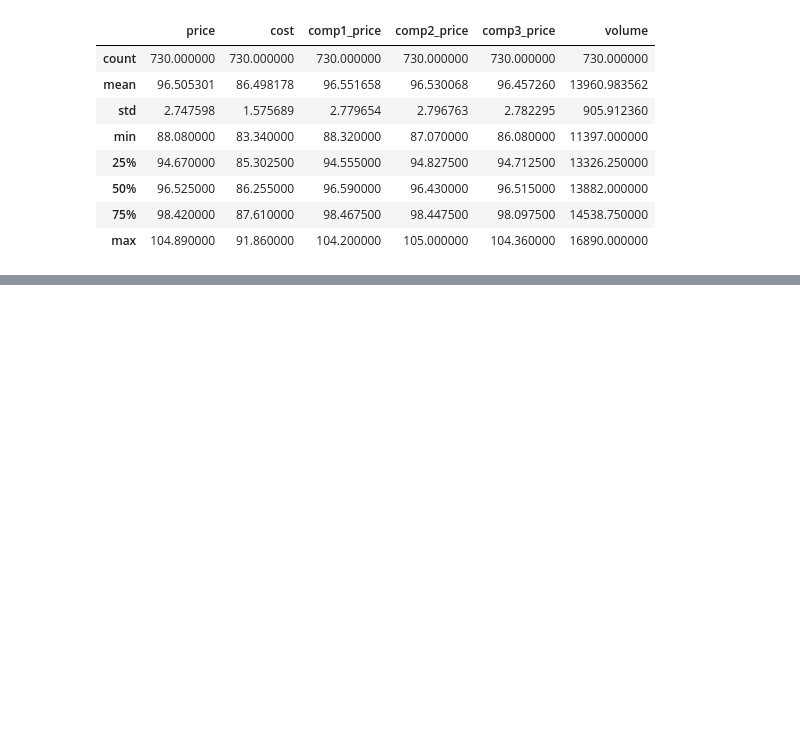
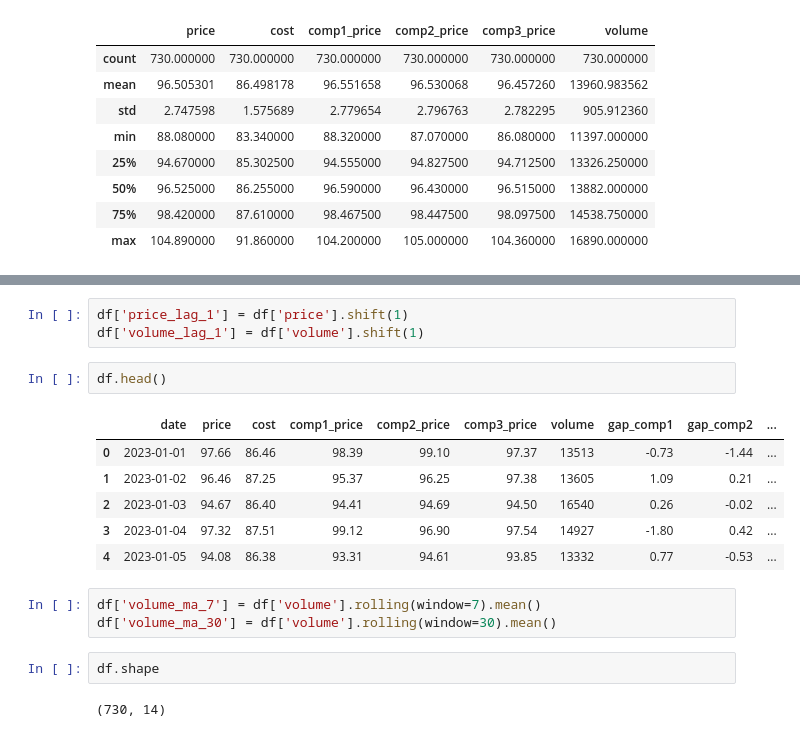
Before and after one commit to Akorikk/Oil_Retail, a Jupyter notebook: research/oil.ipynb, the cells around one changed output, grey strips where cells are left out. Saved outputs shown, nothing was run; the diff lists cells and outputs as text; blank space fills up the shorter version.

```diff
--- a/research/oil.ipynb
+++ b/research/oil.ipynb
@@ -81,0 +117,19 @@ df.describe()
+# %%
+df['price_lag_1'] = df['price'].shift(1)
+df['volume_lag_1'] = df['volume'].shift(1)
+# %%
+df.head()
+# %% [output]
+|  | date | price | cost | comp1_price | comp2_price | comp3_price | volume | gap_comp1 | gap_comp2 | ... |
+| 0 | 2023-01-01 | 97.66 | 86.46 | 98.39 | 99.10 | 97.37 | 13513 | -0.73 | -1.44 | ... |
+| 1 | 2023-01-02 | 96.46 | 87.25 | 95.37 | 96.25 | 97.38 | 13605 | 1.09 | 0.21 | ... |
+| 2 | 2023-01-03 | 94.67 | 86.40 | 94.41 | 94.69 | 94.50 | 16540 | 0.26 | -0.02 | ... |
+| 3 | 2023-01-04 | 97.32 | 87.51 | 99.12 | 96.90 | 97.54 | 14927 | -1.80 | 0.42 | ... |
+| 4 | 2023-01-05 | 94.08 | 86.38 | 93.31 | 94.61 | 93.85 | 13332 | 0.77 | -0.53 | ... |
+# %%
+df['volume_ma_7'] = df['volume'].rolling(window=7).mean()
+df['volume_ma_30'] = df['volume'].rolling(window=30).mean()
+# %%
+df.shape
+# %% [output]
+(730, 14)
```
Also changed, not shown: parts of 27 cells of this notebook.
